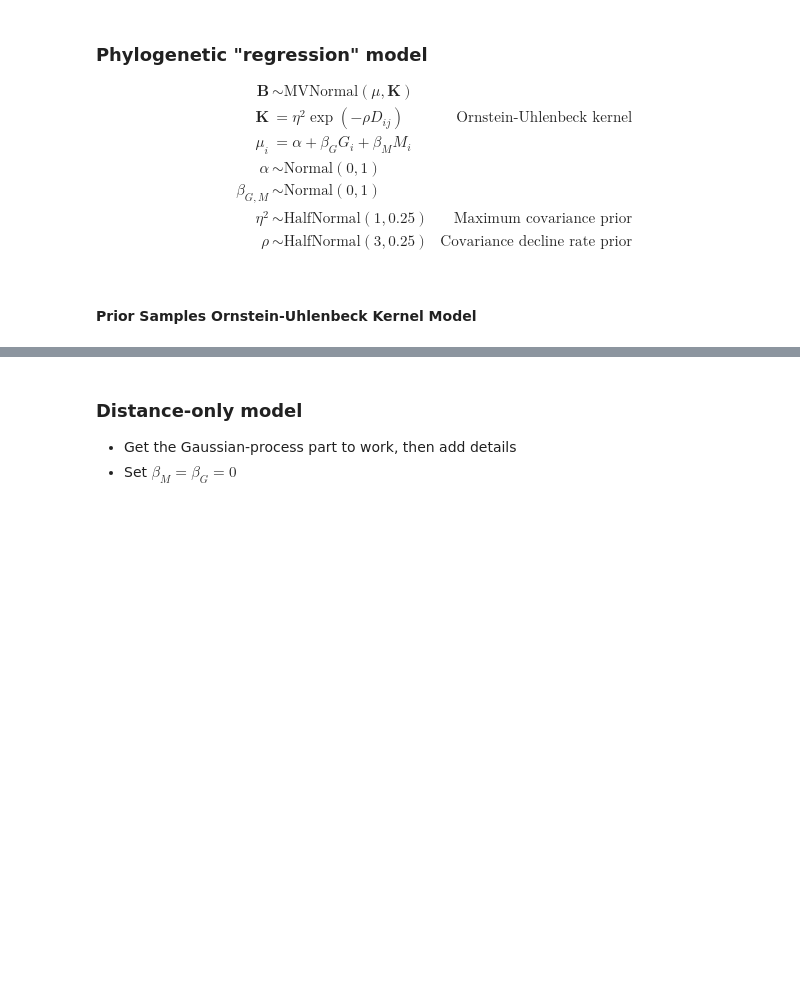
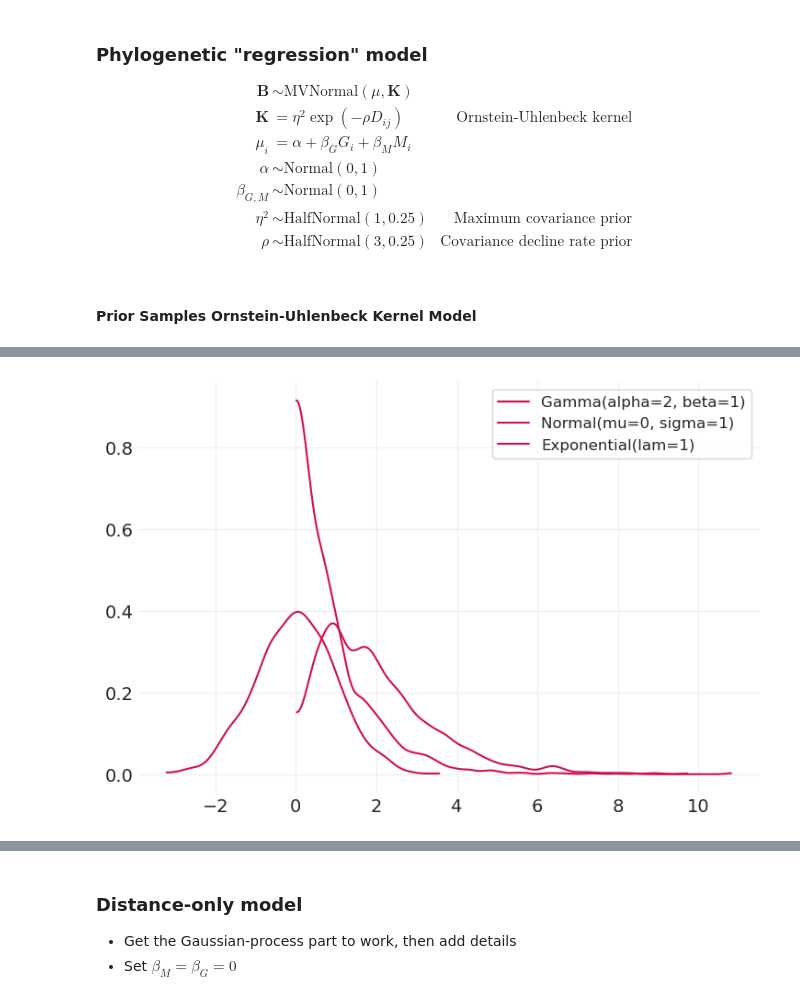
Before and after one commit to guillaumeberthon/StatRethink2023-PyMC5, a Jupyter notebook: Lecture 16 - Gaussian Processes.ipynb, the cells around one changed output, grey strips where cells are left out. Cells and saved outputs as stored; diff of their text form; code cells hidden in the pictures; blank space fills up the shorter version.

```diff
--- a/Lecture 16 - Gaussian Processes.ipynb
+++ b/Lecture 16 - Gaussian Processes.ipynb
@@ -1432,3 +1440,19 @@ $$
+# %%
+# Example usage:
+fig, ax = plt.subplots()
+
+# Plot multiple distributions
+plot_pymc_distribution(pm.Gamma, alpha=2, beta=1, ax=ax, label='Gamma(alpha=2, beta=1)')
+plot_pymc_distribution(pm.Normal, mu=0, sigma=1, ax=ax, label='Normal(mu=0, sigma=1)')
+plot_pymc_distribution(pm.Exponential, lam=1, ax=ax, label='Exponential(lam=1)')
+
+# Add a legend
+ax.legend()
+
+# Display the plot
+plt.show()
+# %% [output]
+[figure, added]
 # %%
 eta_squared_samples =  pm.draw(pm.TruncatedNormal.dist(mu=1, sigma=.25, lower=.01), 100) ** .5
 rho_samples =  pm.draw(pm.TruncatedNormal.dist(mu=3, sigma=.25, lower=.01), 100)
```
Also changed, not shown: parts of 9 cells of this notebook, 2 other files.
